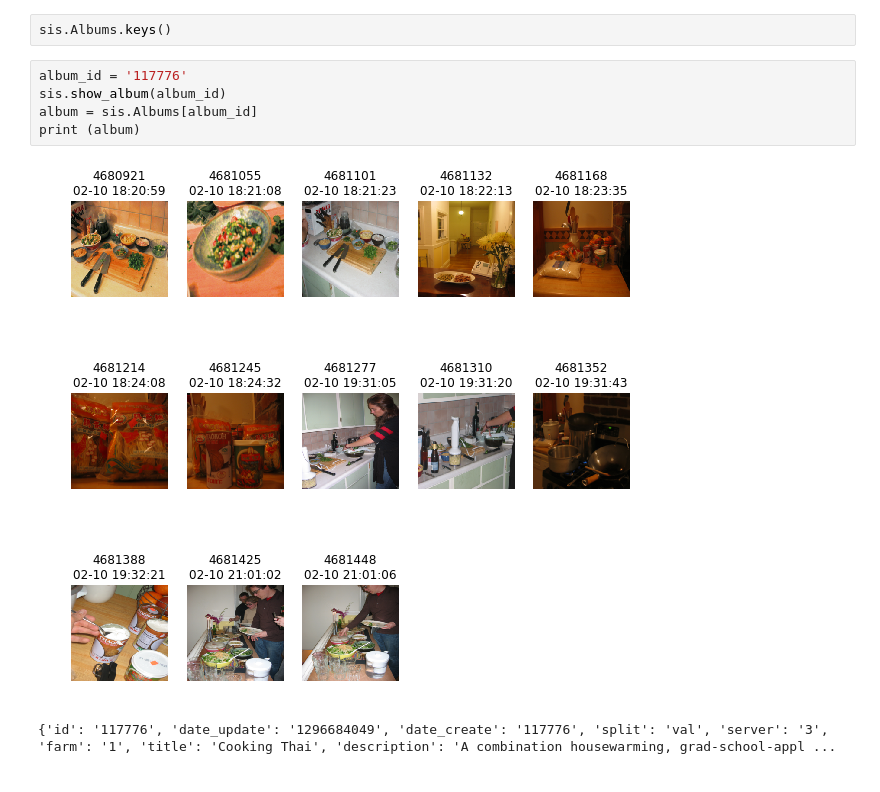
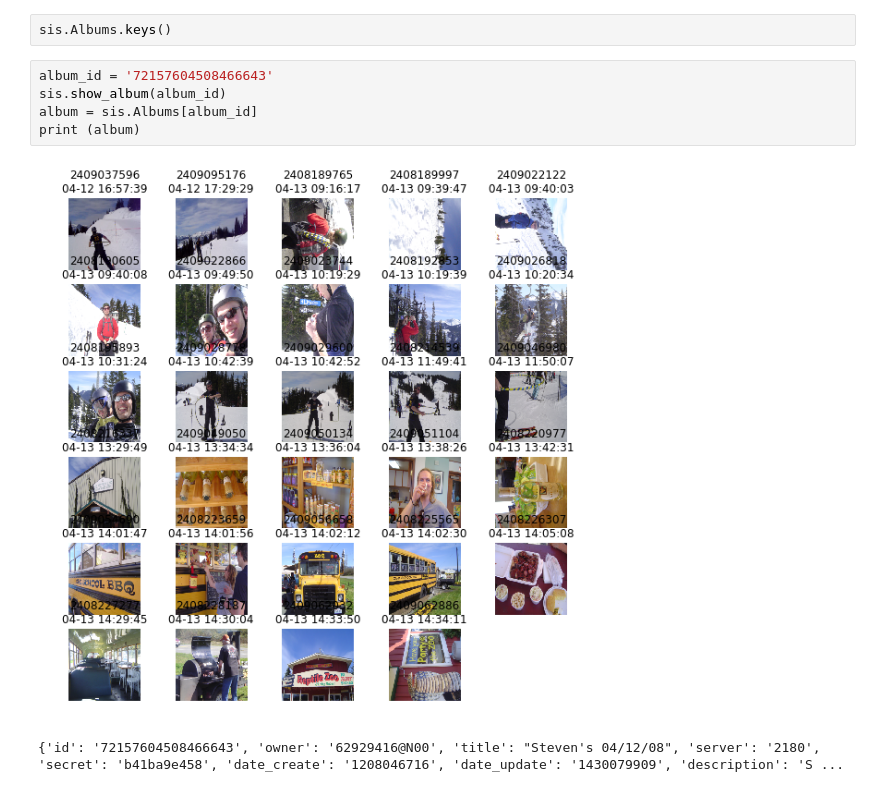
Before and after one commit to ThanosRoidis/projectAI-vsct, a Jupyter notebook: demo_vist_api.ipynb, the cells around one changed output. Drawn from its saved outputs; the diff is of its cells as text.

```diff
--- a/demo_vist_api.ipynb
+++ b/demo_vist_api.ipynb
@@ -16,12 +45,12 @@ Mapping for [Albums][Images][Stories][Sents] done.
 # %%
 sis.Albums.keys()
 # %%
-album_id = '117776'
+album_id = '72157604508466643'
 sis.show_album(album_id)
 album = sis.Albums[album_id]
 print (album)
 # %% [output]
-[figure, old version]
+[figure, new version]
-{'id': '117776', 'date_update': '1296684049', 'date_create': '117776', 'split': 'val', 'server': '3', 'farm': '1', 'title': 'Cooking Thai', 'description': 'A combination housewarming, grad-school-appl ...
+{'id': '72157604508466643', 'owner': '62929416@N00', 'title': "Steven's 04/12/08", 'server': '2180', 'secret': 'b41ba9e458', 'date_create': '1208046716', 'date_update': '1430079909', 'description': 'S ...
 # %%
 story_ids = sis.Albums[album_id]['story_ids']
```
Also changed, not shown: parts of 5 cells of this notebook, 1 other file.
